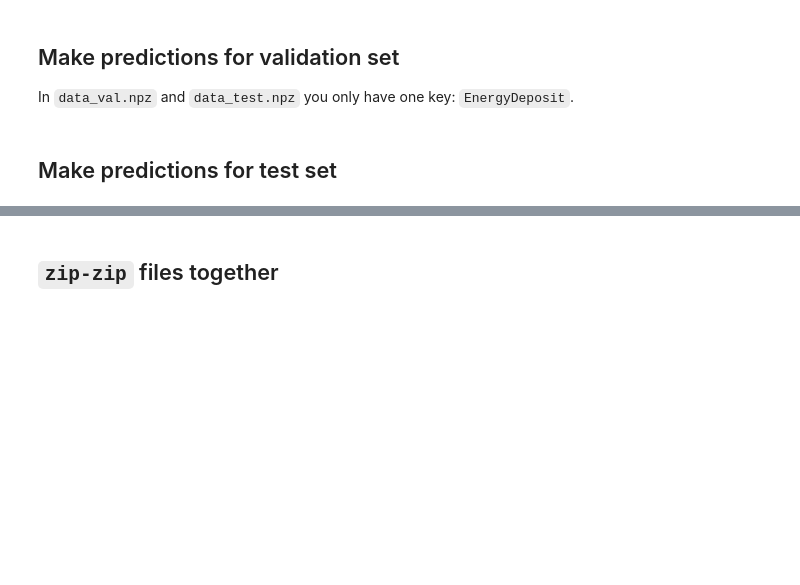
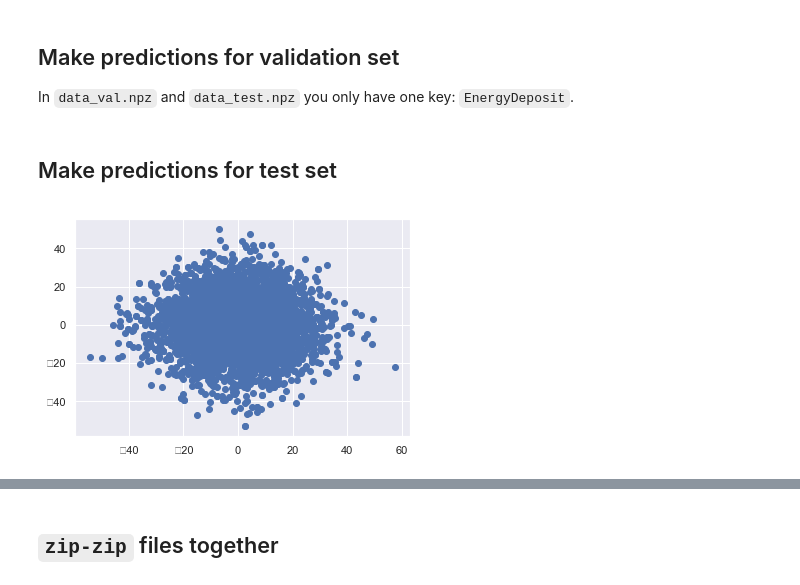
Before and after one commit to SchattenGenie/mlhep2019_1_phase, a Jupyter notebook: analysis/lhcb_calo_regression_neural_free.ipynb, the cells around one changed output, grey strips where cells are left out. Drawn from its saved outputs; the diff is of its cells as text; code cells hidden in the pictures; blank space fills up the shorter version.

```diff
--- a/analysis/lhcb_calo_regression_neural_free.ipynb
+++ b/analysis/lhcb_calo_regression_neural_free.ipynb
@@ -186,6 +196,10 @@ ParticleMomentum_test, ParticlePoint_test = prediction_test[:, :2], prediction_t
 np.savez_compressed('data_test_prediction.npz',
                     ParticlePoint=ParticlePoint_test,
                     ParticleMomentum=ParticleMomentum_test)
+# %%
+plt.scatter(*ParticleMomentum_test.T);
+# %% [output]
+[figure, added]
 # %%
 plt.scatter(*ParticlePoint_test.T);
 # %% [output]
```
Also changed, not shown: parts of 6 cells of this notebook.
